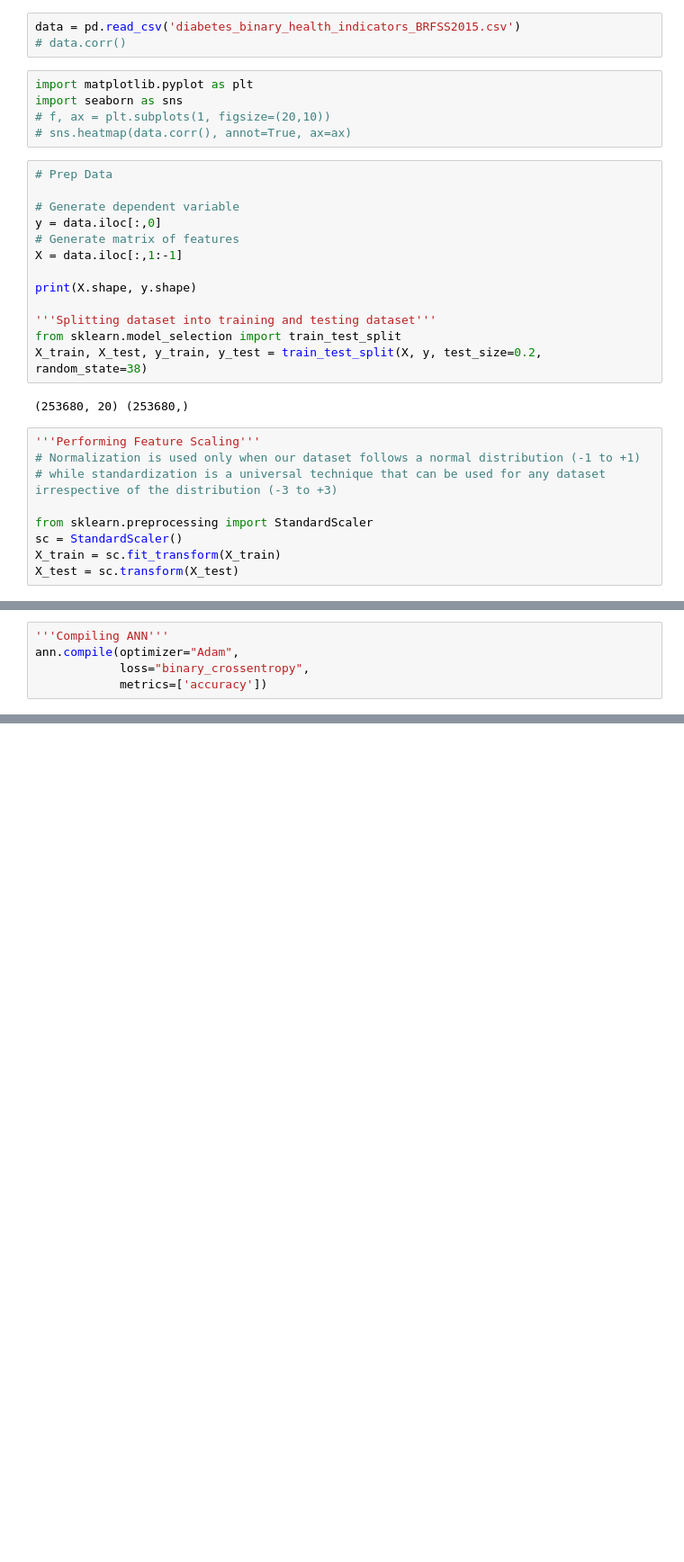
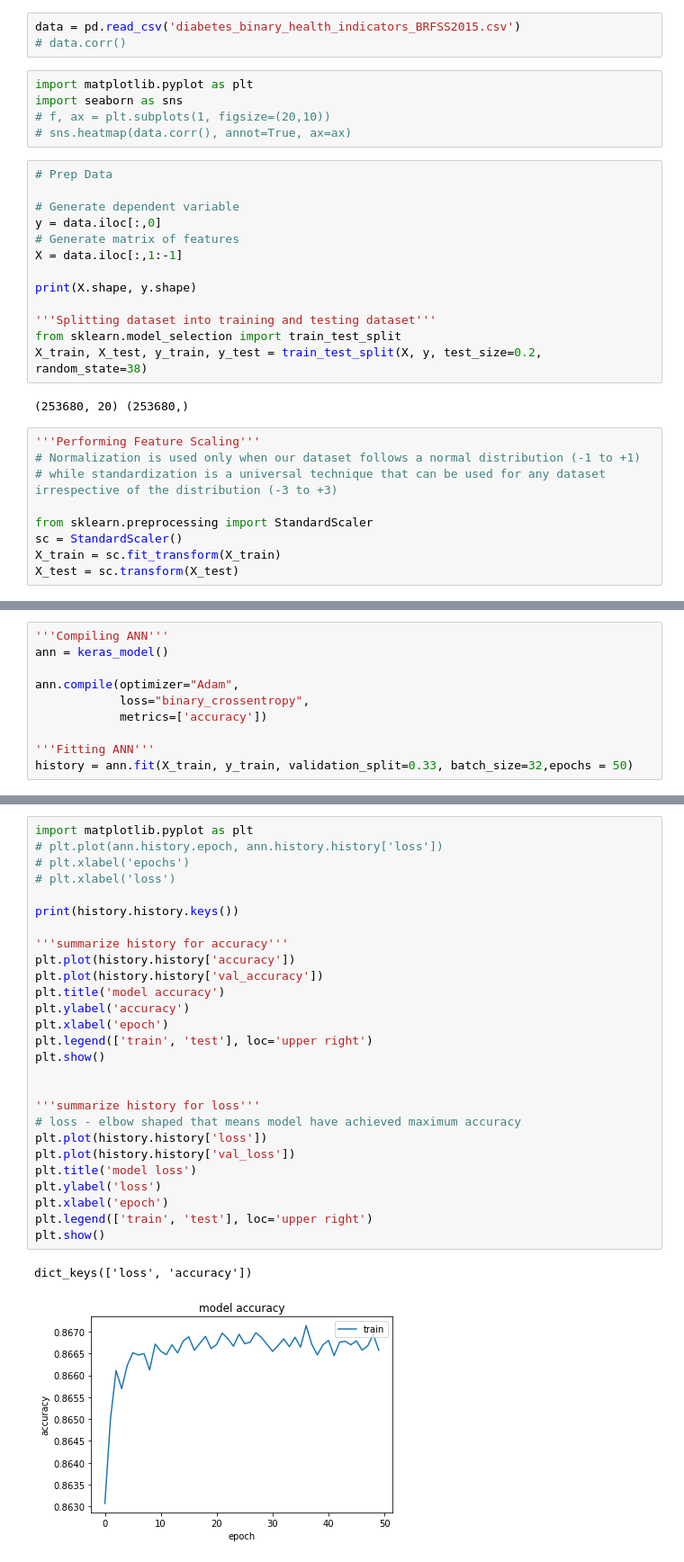
Before and after one commit to yaaacii/CS422ML-Diabetes-Model, a Jupyter notebook: NN.ipynb, the cells around one changed output, grey strips where cells are left out. Shown: that part at 90% size. Saved outputs shown, nothing was run; the diff lists cells and outputs as text; blank space fills up the shorter version.

Commit message:
model done

```diff
--- a/NN.ipynb
+++ b/NN.ipynb
@@ -55,6 +64,11 @@ ann.add(tf.keras.layers.Dense(units=1,activation="sigmoid"))
 # %%
 '''Compiling ANN'''
+ann = keras_model()
+
 ann.compile(optimizer="Adam",
             loss="binary_crossentropy",
             metrics=['accuracy'])
+
+'''Fitting ANN'''
+history = ann.fit(X_train, y_train, validation_split=0.33, batch_size=32,epochs = 50)
 # %% [output]
@@ -61,0 +84,30 @@ AttributeError: module 'keras.metrics' has no attribute 'Mean'
+# %%
+import matplotlib.pyplot as plt
+# plt.plot(ann.history.epoch, ann.history.history['loss'])
+# plt.xlabel('epochs')
+# plt.xlabel('loss')
+
+print(history.history.keys())
+
+'''summarize history for accuracy'''
+plt.plot(history.history['accuracy'])
+plt.plot(history.history['val_accuracy'])
+plt.title('model accuracy')
+plt.ylabel('accuracy')
+plt.xlabel('epoch')
+plt.legend(['train', 'test'], loc='upper right')
+plt.show()
+
+
+'''summarize history for loss'''
+# loss - elbow shaped that means model have achieved maximum accuracy
+plt.plot(history.history['loss'])
+plt.plot(history.history['val_loss'])
+plt.title('model loss')
+plt.ylabel('loss')
+plt.xlabel('epoch')
+plt.legend(['train', 'test'], loc='upper right')
+plt.show()
+# %% [output]
+dict_keys(['loss', 'accuracy'])
+[figure, added]
```
Also changed, not shown: parts of 5 cells of this notebook.
